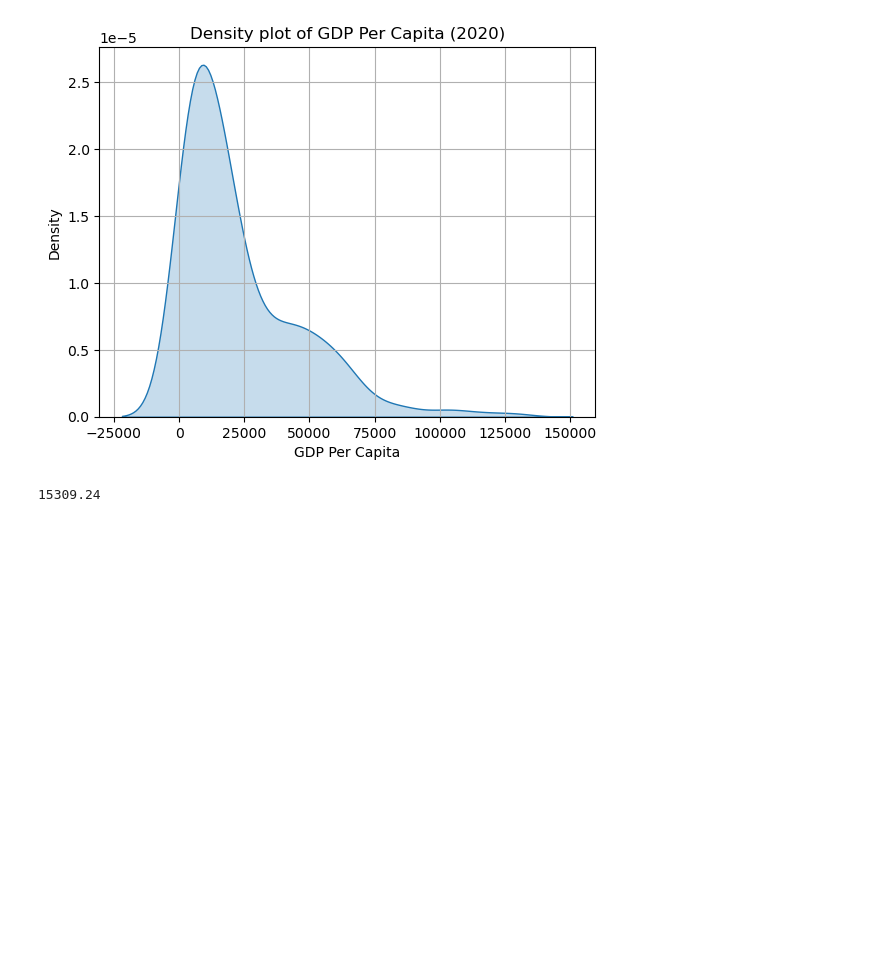
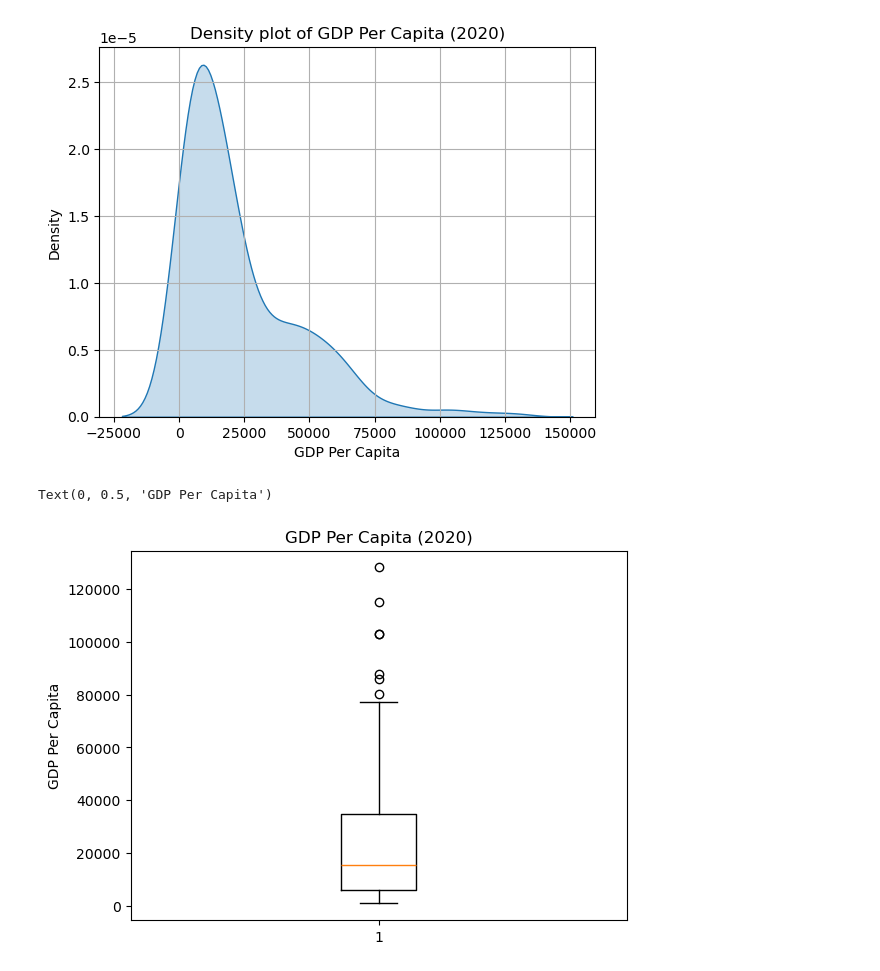
Before and after one commit to NSS-Data-Analytics-Cohort-15/un-exploration-ybayeh, a Jupyter notebook: notebooks/UNdata_yille.ipynb, the cells around one changed output. Saved outputs shown, nothing was run; the diff lists cells and outputs as text; code cells hidden in the pictures; blank space fills up the shorter version.

```diff
--- a/notebooks/UNdata_yille.ipynb
+++ b/notebooks/UNdata_yille.ipynb
@@ -116,10 +161,11 @@ plt.ylabel('Density')
 plt.grid(True)
 # %% [output]
 [figure]
-# %%
-#Q9  What was the median GDP per capita value in 2020?
-gdp_df_2020 = gdp_df[gdp_df['Year'] == 2020]
-median_gdp_df_2020 = gdp_df_2020['GDP_Per_Capita'].median()
-round(median_gdp_df_2020, 2)
-# %% [output]
-15309.24
+# %%
+#Box plot of UN GDP per capita for the year 2020
+plt.boxplot(gdp_2020['GDP_Per_Capita'])
+plt.title('GDP Per Capita (2020)')
+plt.ylabel('GDP Per Capita')
+# %% [output]
+Text(0, 0.5, 'GDP Per Capita')
+[figure, added]
```
Also changed, not shown: parts of 80 cells of this notebook.
